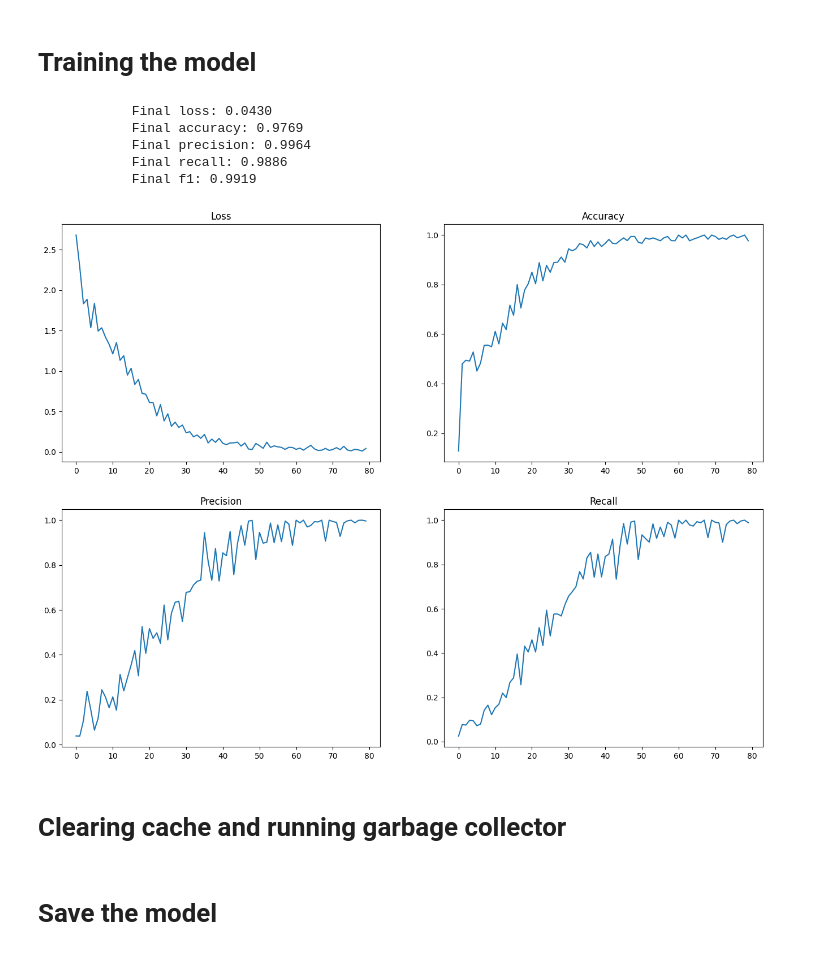
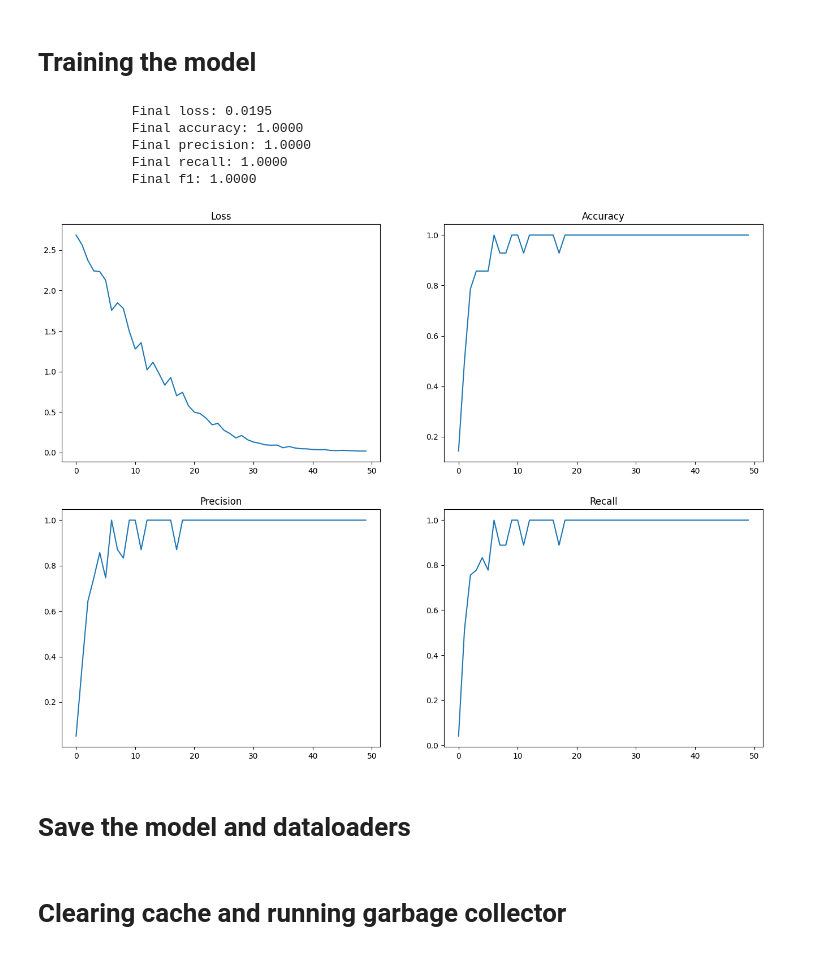
Before and after one commit to suvanshdutt/4ZP6A-capstone, a Jupyter notebook: backend/train.ipynb, the cells around one changed output. Drawn from its saved outputs; the diff is of its cells as text; code cells hidden in the pictures.

Commit message:
Updates train notebook to save the dataframes.

```diff
--- a/backend/train.ipynb
+++ b/backend/train.ipynb
@@ -141,10 +126,10 @@ device = torch.device("cuda" if torch.cuda.is_available() else "cpu")
 
 # Hyperparameters
 epochs = 50
-learning_rate = 0.00075
-batch_size = 2048
-test_split_size = 0.001
-train_size = 0.8
+learning_rate = 0.0001
+batch_size = 180
+test_split_size = 0.0001
+train_size = 0.0001
 # num_of_workers = 16
 
 # Defining the model, loss function and optimizer
@@ -181,8 +166,8 @@ test_df.reset_index(drop=True, inplace=True)
 train_dataset = NIH_dataset(df=train_df, image_directories=image_paths, transform=transform)
 train_loader = DataLoader(train_dataset, batch_size=batch_size, shuffle=True)
 
-# image_to_path = {os.path.basename(path): path for path in IMAGE_DIR}
-# print(image_to_path.get(train_df.loc[85178, 'Image Index']))
+test_dataset = NIH_dataset(df=test_df, image_directories=image_paths, transform=transform)
+test_loader = DataLoader(test_dataset, batch_size=batch_size, shuffle=True)
 # %% [markdown]
 # Metrics class
 # %%
@@ -219,15 +204,32 @@ class Metrics:
         self.f1.append(f1_score(self.y_true, self.y_pred, average='macro', zero_division=0))
         # ROC AUC
         # self.roc_auc.append(roc_auc_score(self.y_true, self.y_pred, average='macro', multi_class="ovo"))
+
         # Confusion Matrix
         conf_matrices = multilabel_confusion_matrix(self.y_true, self.y_pred)
+        # Summing the confusion matrices
         conf_matrix = conf_matrices.sum(axis=0)
+        # Getting the values
         tn, fp, fn, tp = conf_matrix.ravel()
         self.tn.append(tn)
         self.fp.append(fp)
         self.fn.append(fn)
         self.tp.append(tp)
         self.losses.append(loss.item()) if loss else None
+
+    def process_by_groups(self, group_size: int) -> None:
+        '''
+        Process the metrics by groups. Finds the mean of the metrics for each group\n
+        '''
+        self.losses = list(map(np.mean, np.array_split(self.losses, np.arange(group_size, len(self.losses), group_size))))
+        self.accuracy = list(map(np.mean, np.array_split(self.accuracy, np.arange(group_size, len(self.accuracy), group_size))))
+        self.precision = list(map(np.mean, np.array_split(self.precision, np.arange(group_size, len(self.precision), group_size))))
+        self.recall = list(map(np.mean, np.array_split(self.recall, np.arange(group_size, len(self.recall), group_size))))
+        self.f1 = list(map(np.mean, np.array_split(self.f1, np.arange(group_size, len(self.f1), group_size))))
+        self.tp = list(map(np.mean, np.array_split(self.tp, np.arange(group_size, len(self.tp), group_size))))
+        self.tn = list(map(np.mean, np.array_split(self.tn, np.arange(group_size, len(self.tn), group_size))))
+        self.fp = list(map(np.mean, np.array_split(self.fp, np.arange(group_size, len(self.fp), group_size))))
+        self.fn = list(map(np.mean, np.array_split(self.fn, np.arange(group_size, len(self.fn), group_size))))
 
     def __str__(self):
         return f"""            Final loss: {self.losses[-1]:.4f}
@@ -261,38 +263,42 @@ class Metrics:
 # %%
 def train(epochs: int, model: torch.nn.Module, dataloader: torch.utils.data.DataLoader, criterion: torch.nn.Module, optimizer: torch.optim.Optimizer) -> tuple[torch.nn.Module, Metrics]:
     metrics = Metrics()
-    for epoch in tqdm.tqdm(range(epochs)):
+    for epoch in tqdm.tqdm(range(epochs), desc="Epochs"):
         for inputs, labels in tqdm.tqdm(dataloader):
             # Move input and label tensors to the device
             inputs = inputs.to(device)
             labels = torch.tensor([disease_to_number[label] for label in labels]).to(device)
 
             # Zero out the optimizer
             optimizer.zero_grad()
 
             # Forward pass
             outputs = model(inputs)
             max_logits, out_lab = torch.max(outputs, 1)
 
             # Calculate the loss
             loss = criterion(outputs, labels)
 
+
             # Metrics
             metrics.compute(labels.cpu(), out_lab.cpu(), loss.cpu())
 
             # Backward pass
             loss.backward()
             optimizer.step()
 
     return model, metrics
 
 resnet_trained, metrics = train(epochs, model, train_loader, criterion, optimizer)
+metrics.process_by_groups(group_size=len(train_loader))
 print(metrics)
 metrics.plot(save=True)
 # %% [output]
-            Final loss: 0.0430
-            Final accuracy: 0.9769
-            Final precision: 0.9964
-            Final recall: 0.9886
-            Final f1: 0.9919
+            Final loss: 0.0195
+            Final accuracy: 1.0000
+            Final precision: 1.0000
+            Final recall: 1.0000
+            Final f1: 1.0000
-[figure, old version]
+[figure, new version]
+# %% [markdown]
+# Save the model and dataloaders
@@ -317,5 +329,3 @@ except:
 
 gc.collect()
 torch.cuda.empty_cache()
-# %% [markdown]
-# Save the model
```
Also changed, not shown: parts of 4 cells of this notebook, 5 other files.
